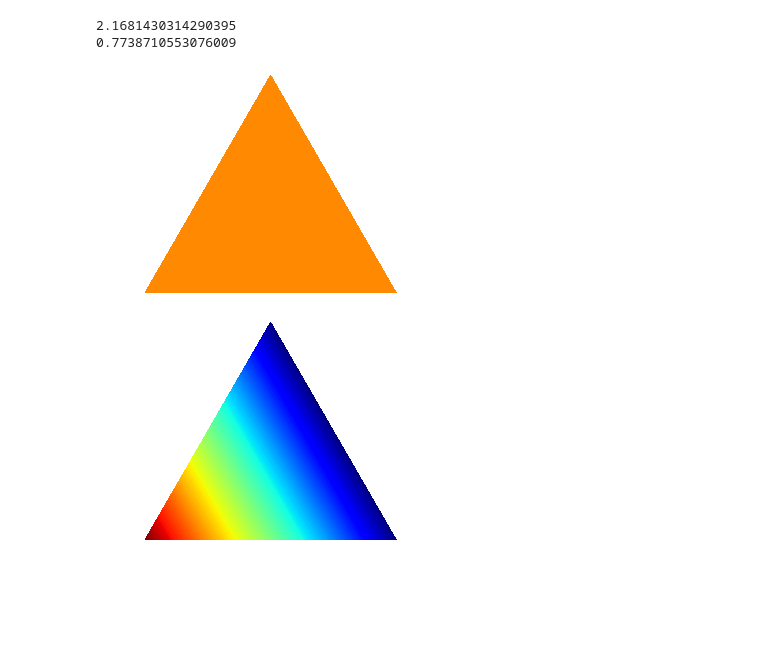
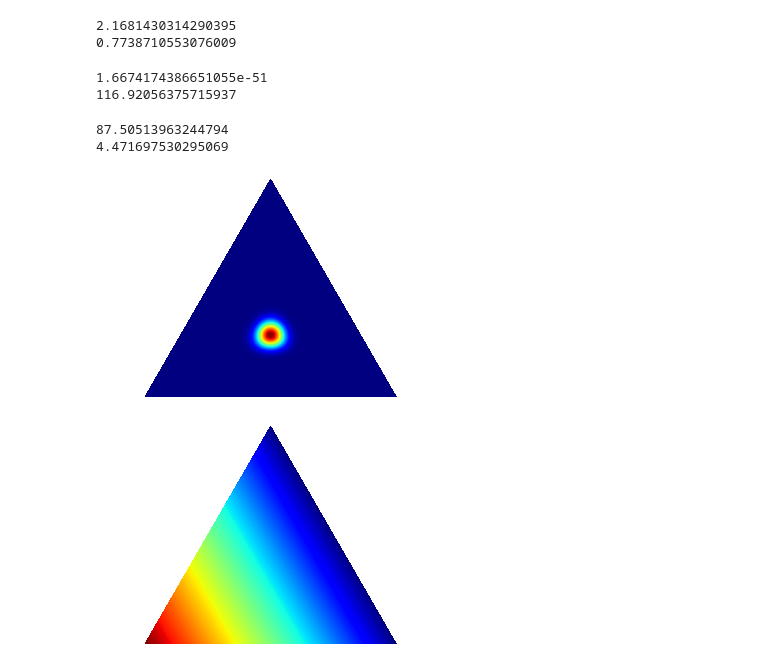
Before and after one commit to RobbenRibery/TimeSeries-Probalistic-TopDown-Drichilet, a Jupyter notebook: notebook/drichilet_understanding.ipynb, the cells around one changed output. Drawn from its saved outputs; the diff is of its cells as text; code cells hidden in the pictures; blank space fills up the shorter version.

```diff
--- a/notebook/drichilet_understanding.ipynb
+++ b/notebook/drichilet_understanding.ipynb
@@ -63,7 +63,19 @@ print(np.log(pdf))
 # %% [output]
 2.1681430314290395
 0.7738710553076009
-# %%
-draw_pdf_contours(Dirichlet([1, 1, 1]))
-# %% [output]
-[figure, removed]
+# %%
+dist = Dirichlet([150.0000,  7.0184, 11.2344])
+pdf = dist.pdf([1,  0.00001, 0.00001])
+print(pdf)
+print(-np.log(pdf))
+# %% [output]
+1.6674174386651055e-51
+116.92056375715937
+# %%
+dist = Dirichlet([50.0000,  7.1892, 10.8057])
+pdf = dist.pdf([0.7822, 0.0861, 0.1317])
+print(pdf)
+print(np.log(pdf))
+# %% [output]
+87.50513963244794
+4.471697530295069
@@ -70,3 +87,7 @@ draw_pdf_contours(Dirichlet([1, 1, 1]))
+# %%
+draw_pdf_contours(Dirichlet([50, 50, 40]))
+# %% [output]
+[figure, added]
 # %%
 draw_pdf_contours(Dirichlet([2, 1, 1]))
 # %% [output]
```
Also changed, not shown: parts of 2 cells of this notebook, 19 other files.
